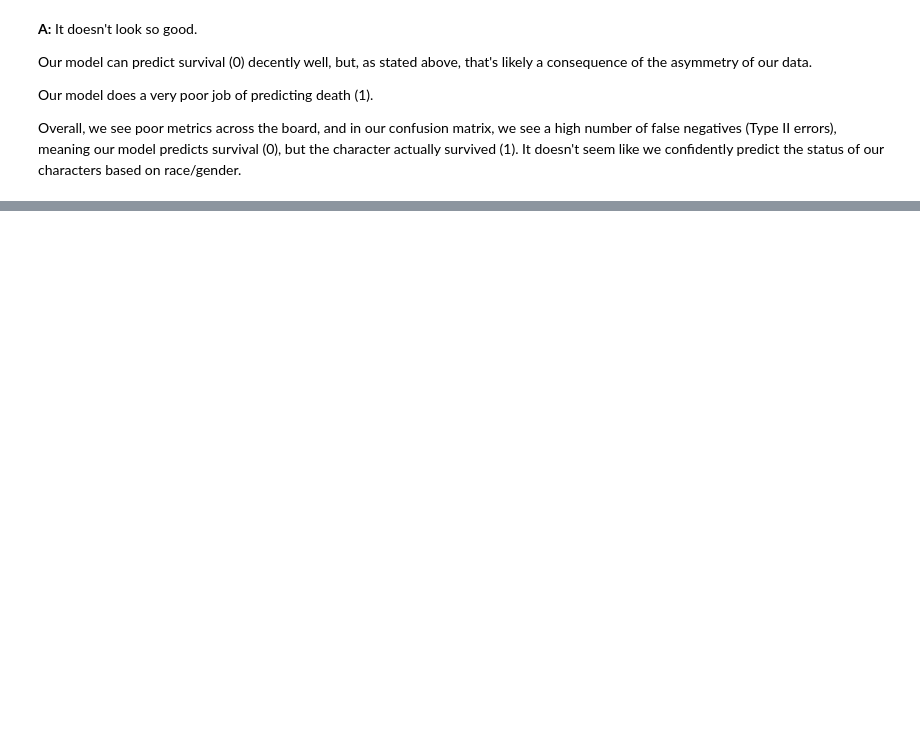
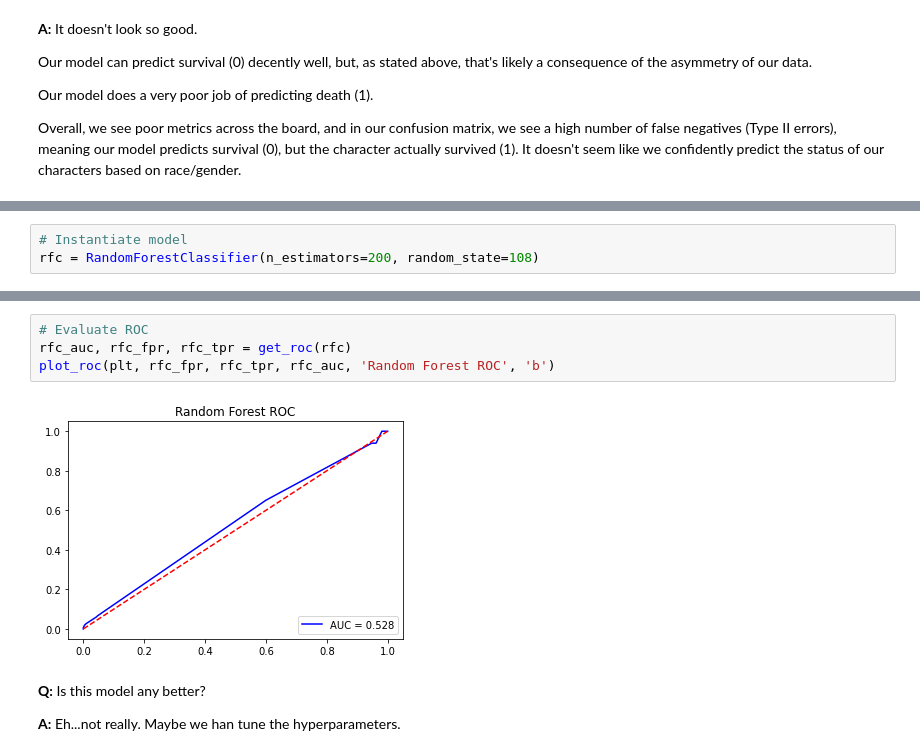
Before and after one commit to kristinamb15/horror-project, a Jupyter notebook: notebooks/a_and_v.ipynb, the cells around one changed output, grey strips where cells are left out. Saved outputs shown, nothing was run; the diff lists cells and outputs as text; blank space fills up the shorter version.

```diff
--- a/notebooks/a_and_v.ipynb
+++ b/notebooks/a_and_v.ipynb
@@ -379,0 +467,3 @@ Overall, we see poor metrics across the board, and in our confusion matrix, we s
+# %%
+# Instantiate model
+rfc = RandomForestClassifier(n_estimators=200, random_state=108)
@@ -379,0 +493,10 @@ Overall, we see poor metrics across the board, and in our confusion matrix, we s
+# %%
+# Evaluate ROC
+rfc_auc, rfc_fpr, rfc_tpr = get_roc(rfc)
+plot_roc(plt, rfc_fpr, rfc_tpr, rfc_auc, 'Random Forest ROC', 'b')
+# %% [output]
+[figure, added]
+# %% [markdown]
+**Q:** Is this model any better?
+
+**A:** Eh...not really. Maybe we han tune the hyperparameters.
```
Also changed, not shown: parts of 35 cells of this notebook, 1 other file.
